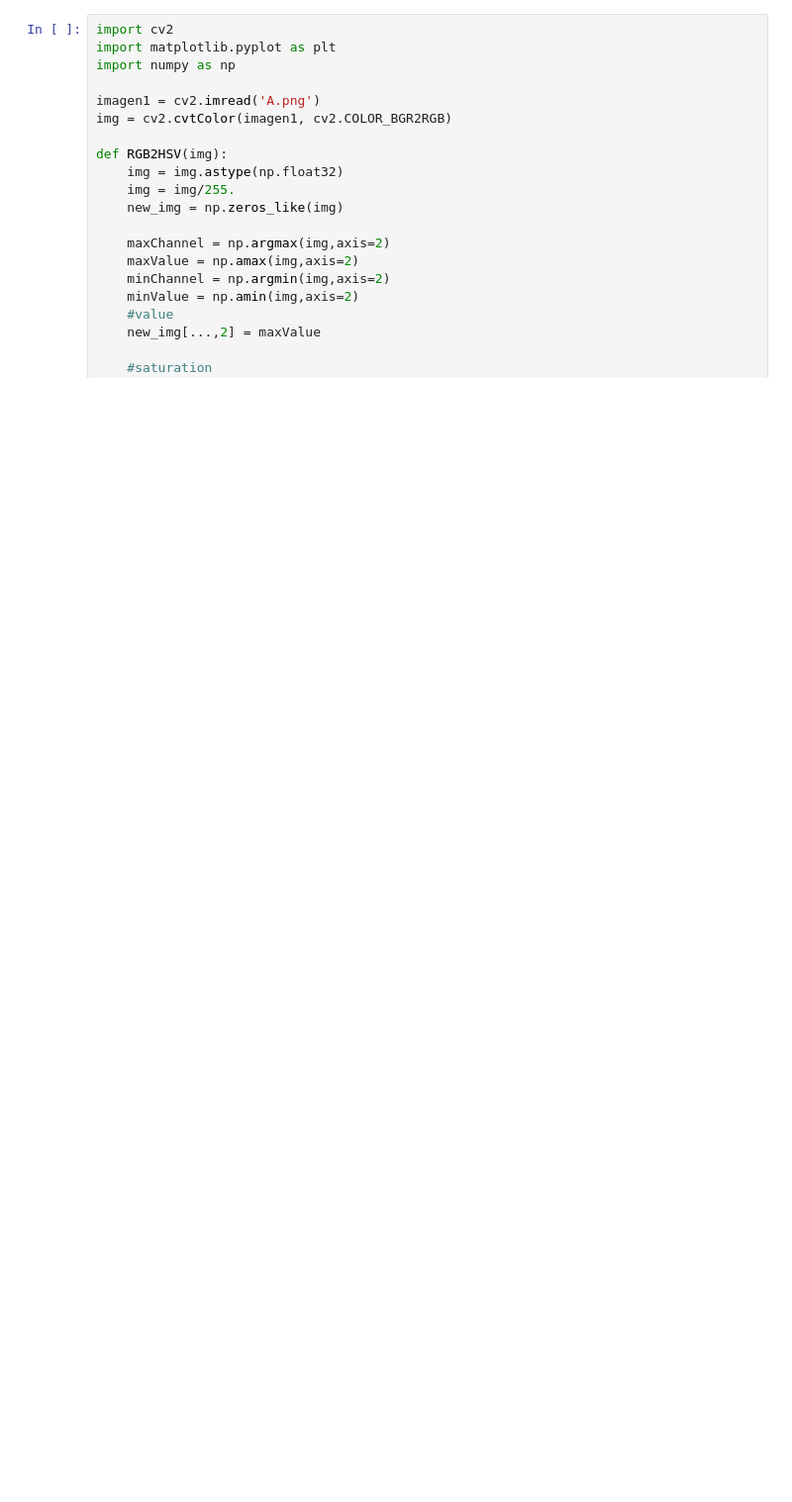
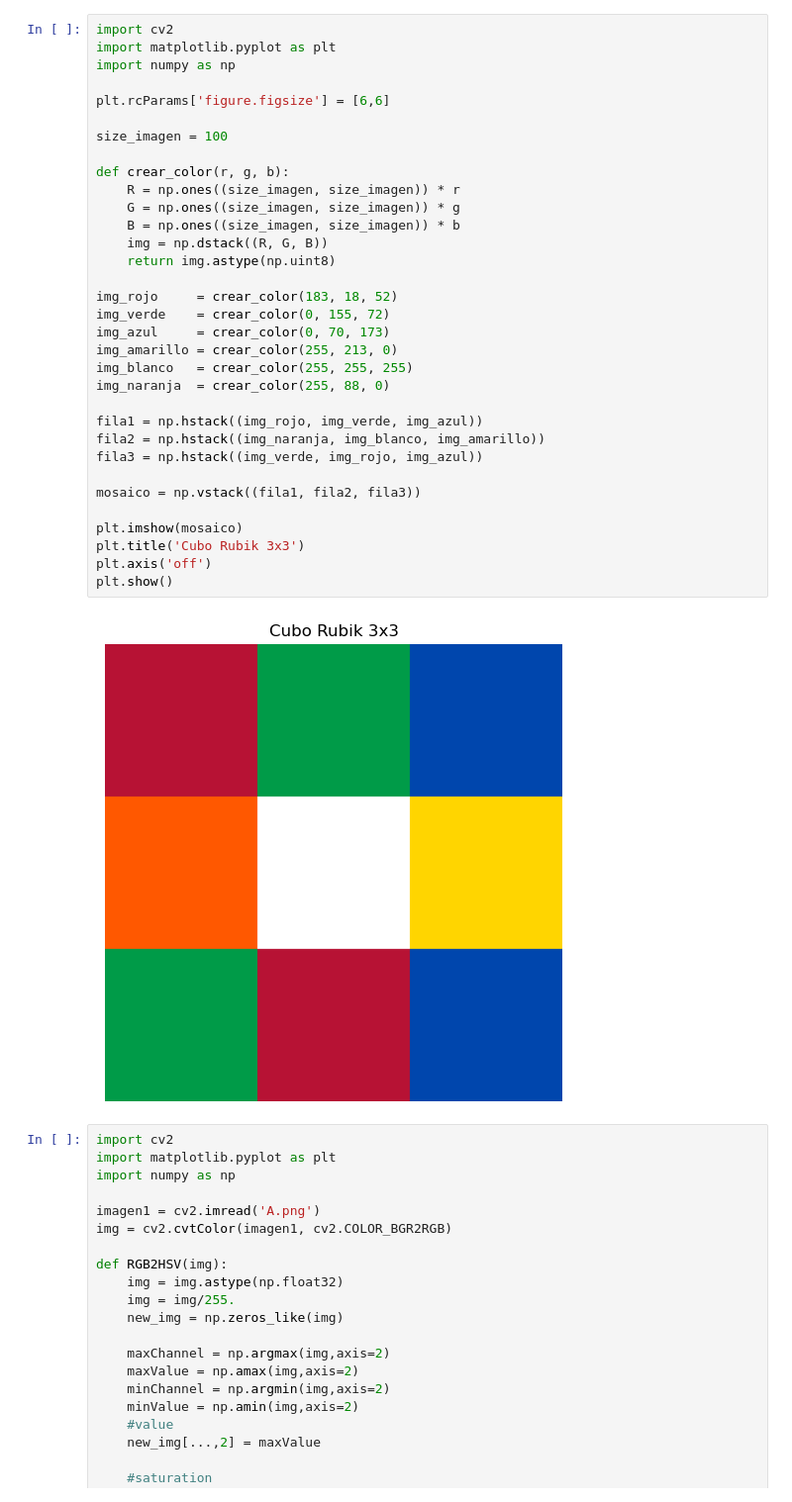
Before and after one commit to jesus-z/pdi26, a Jupyter notebook: clase3.ipynb, the cells around one changed output. Shown at 99% size. Cells and saved outputs as stored; diff of their text form; blank space fills up the shorter version.

```diff
--- a/clase3.ipynb
+++ b/clase3.ipynb
@@ -1,3 +52,38 @@
+# %%
+import cv2
+import matplotlib.pyplot as plt
+import numpy as np
+
+plt.rcParams['figure.figsize'] = [6,6]
+
+size_imagen = 100
+
+def crear_color(r, g, b):
+    R = np.ones((size_imagen, size_imagen)) * r
+    G = np.ones((size_imagen, size_imagen)) * g
+    B = np.ones((size_imagen, size_imagen)) * b
+    img = np.dstack((R, G, B))
+    return img.astype(np.uint8)
+
+img_rojo     = crear_color(183, 18, 52)
+img_verde    = crear_color(0, 155, 72)
+img_azul     = crear_color(0, 70, 173)
+img_amarillo = crear_color(255, 213, 0)
+img_blanco   = crear_color(255, 255, 255)
+img_naranja  = crear_color(255, 88, 0)
+
+fila1 = np.hstack((img_rojo, img_verde, img_azul))
+fila2 = np.hstack((img_naranja, img_blanco, img_amarillo))
+fila3 = np.hstack((img_verde, img_rojo, img_azul))
+
+mosaico = np.vstack((fila1, fila2, fila3))
+
+plt.imshow(mosaico)
+plt.title('Cubo Rubik 3x3')
+plt.axis('off')
+plt.show()
+# %% [output]
+[figure, added]
 # %%
 import cv2
 import matplotlib.pyplot as plt
```
Also changed, not shown: parts of 1 cell of this notebook.
